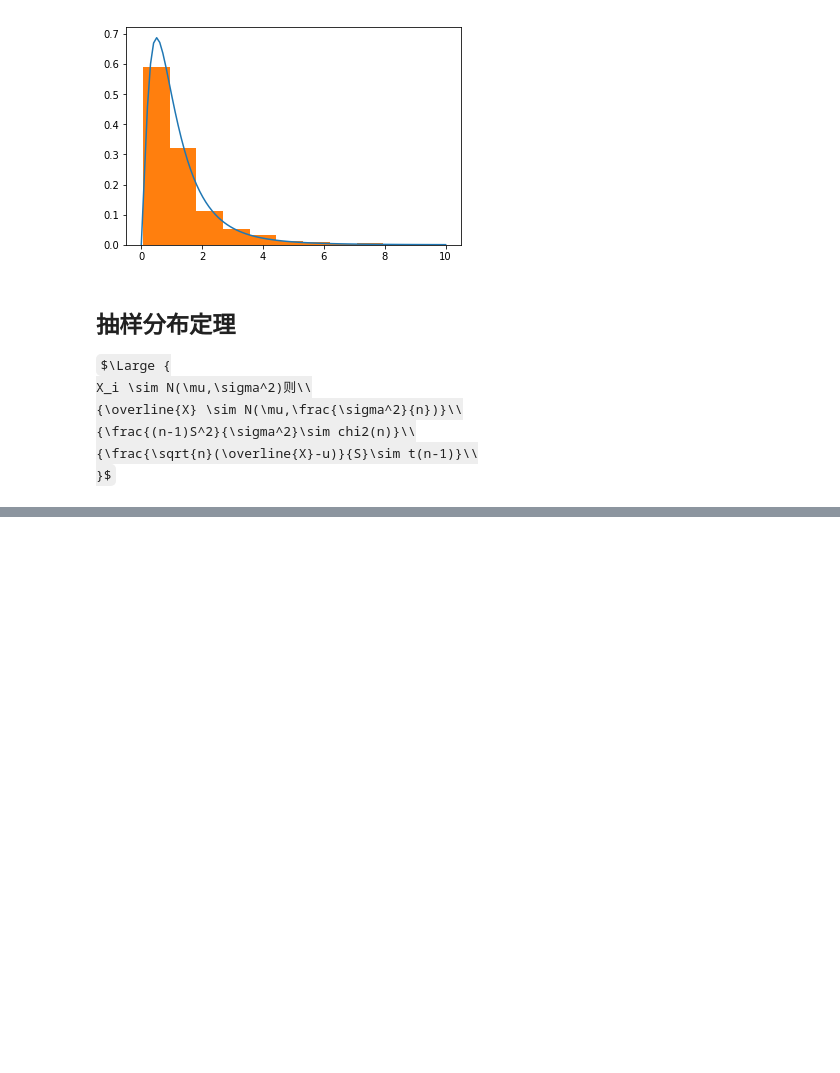
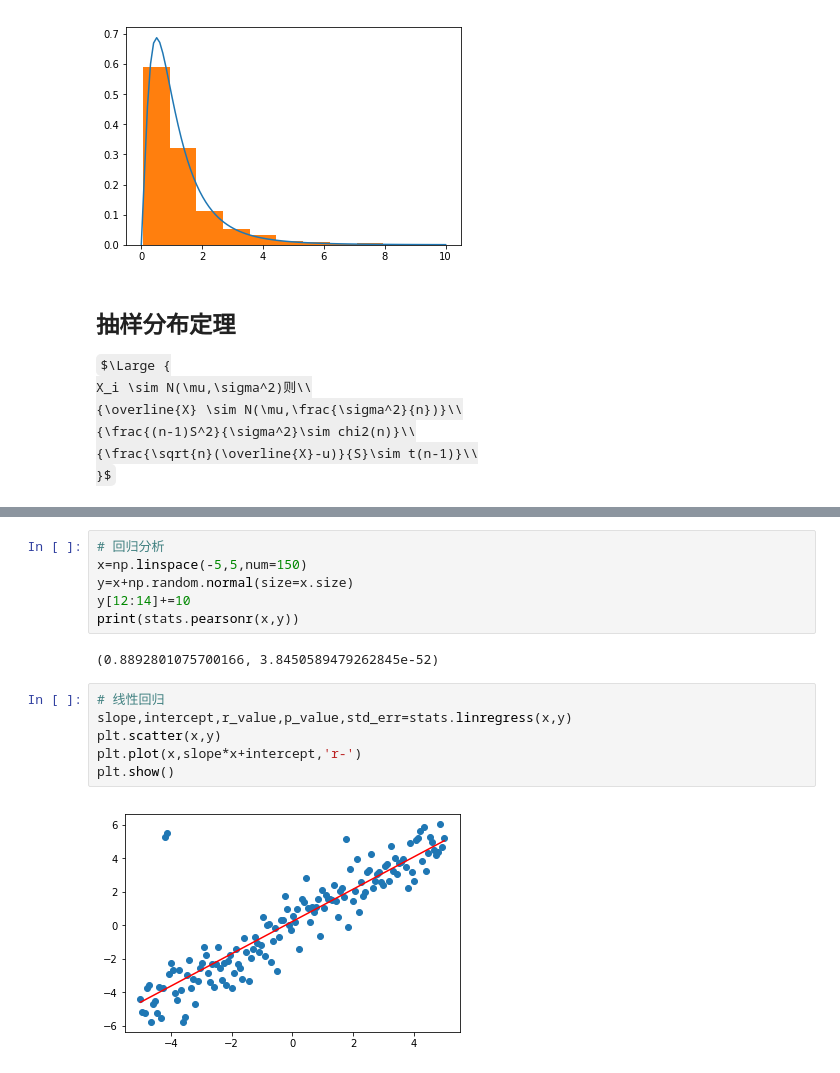
Before and after one commit to lynn0503/Notes-backup, a Jupyter notebook: Probability and Statistics.ipynb, the cells around one changed output, grey strips where cells are left out. Saved outputs shown, nothing was run; the diff lists cells and outputs as text; some formulas as TeX source; blank space fills up the shorter version.

```diff
--- a/Probability and Statistics.ipynb
+++ b/Probability and Statistics.ipynb
@@ -411,0 +487,16 @@ X_i \sim N(\mu,\sigma^2)则\\
+# %%
+# 回归分析
+x=np.linspace(-5,5,num=150)
+y=x+np.random.normal(size=x.size)
+y[12:14]+=10
+print(stats.pearsonr(x,y))
+# %% [output]
+(0.8892801075700166, 3.8450589479262845e-52)
+# %%
+# 线性回归
+slope,intercept,r_value,p_value,std_err=stats.linregress(x,y)
+plt.scatter(x,y)
+plt.plot(x,slope*x+intercept,'r-')
+plt.show()
+# %% [output]
+[figure, added]
```
Also changed, not shown: parts of 12 cells of this notebook.
